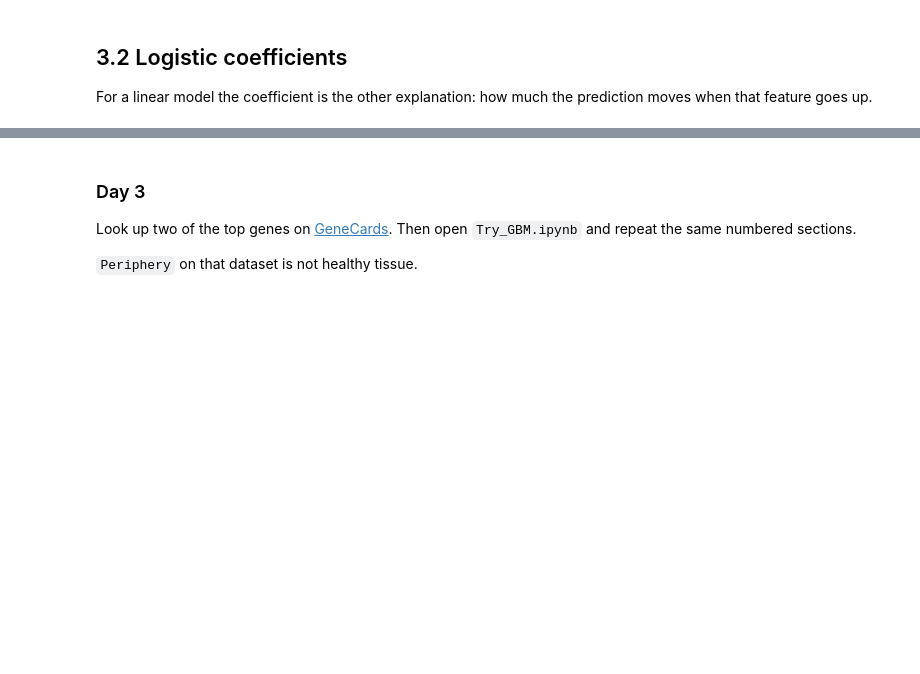
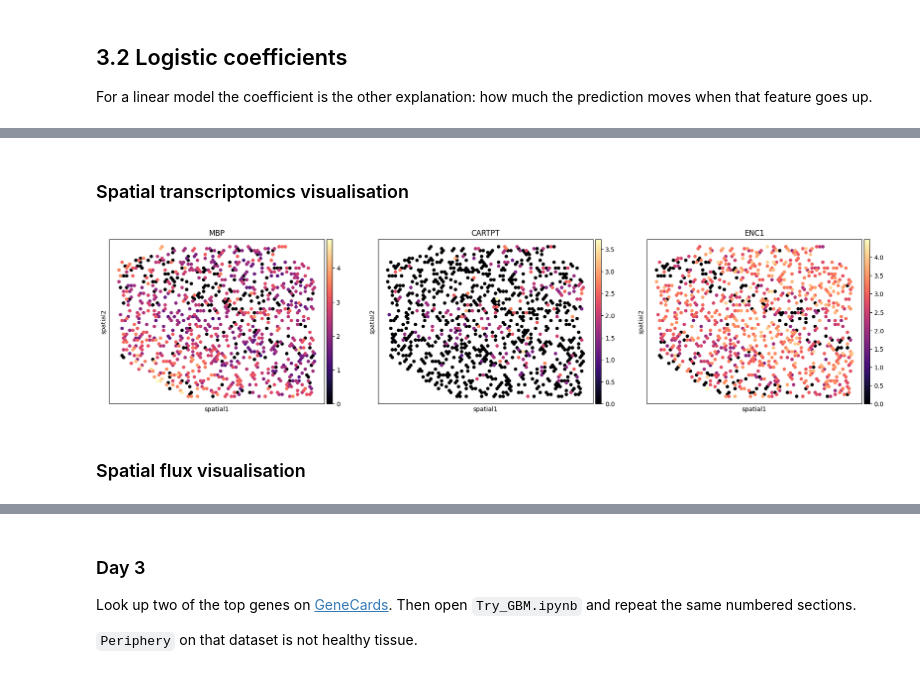
Before and after one commit to Kaveh8/Workshop_Net4Brain, a Jupyter notebook: Demo_DLPFC.ipynb, the cells around one changed output, grey strips where cells are left out. Cells and saved outputs as stored; diff of their text form; code cells hidden in the pictures; blank space fills up the shorter version.

```diff
--- a/Demo_DLPFC.ipynb
+++ b/Demo_DLPFC.ipynb
@@ -408,3 +466,16 @@ M_148     0.984083
 Name: |coefficient|, dtype: float64
 <Axes: title={'center': 'Largest logistic coefficients'}>
 [figure]
+# %% [markdown]
+### Spatial transcriptomics visualisation
+# %%
+test_adata_gene = adata[test]
+sec = test_adata_gene.obs["sample_id"].value_counts().index[0]
+sub = test_adata_gene[test_adata_gene.obs["sample_id"] == sec]
+# %%
+markers = ["MBP", "CARTPT", "ENC1"]
+sc.pl.embedding(sub, basis="spatial", color=markers, cmap="magma")
+# %% [output]
+[figure, added]
+# %% [markdown]
+### Spatial flux visualisation
```
Also changed, not shown: parts of 16 cells of this notebook, 3 other files.
